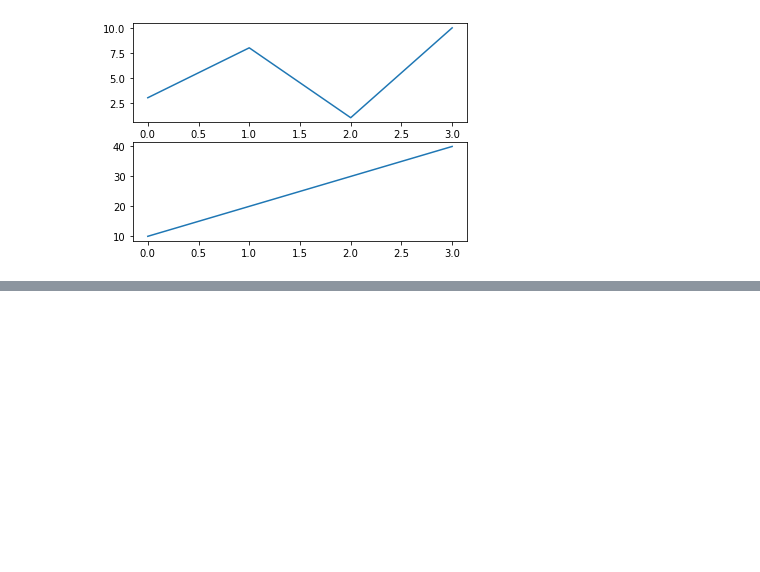
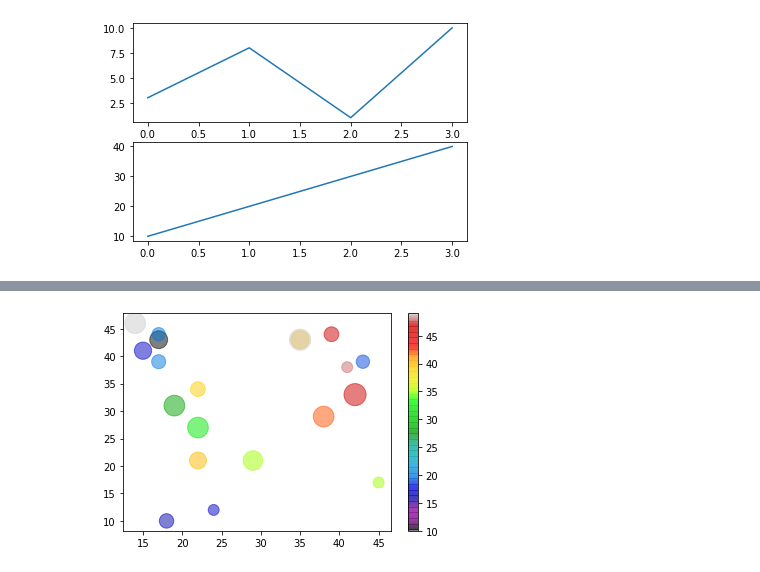
Before and after one commit to DivyModi07/Python, a Jupyter notebook: Unit-10 Matplotlib Theory.ipynb, the cells around one changed output, grey strips where cells are left out. Saved outputs shown, nothing was run; the diff lists cells and outputs as text; code cells hidden in the pictures; blank space fills up the shorter version.

```diff
--- a/Unit-10 Matplotlib Theory.ipynb
+++ b/Unit-10 Matplotlib Theory.ipynb
@@ -119,0 +187,13 @@ plt.show()
+# %%
+import matplotlib.pyplot as plt
+import numpy as np
+
+x=np.random.randint(10,50,size=20)
+y=np.random.randint(10,50,size=20)
+colors=np.random.randint(10,50,size=20)
+sizes=10*np.random.randint(10,50,size=20)
+plt.scatter(x,y,c=colors,s=sizes,alpha=0.5,cmap='nipy_spectral')
+plt.colorbar()
+plt.show()
+# %% [output]
+[figure, added]
```
Also changed, not shown: parts of 17 cells of this notebook.
